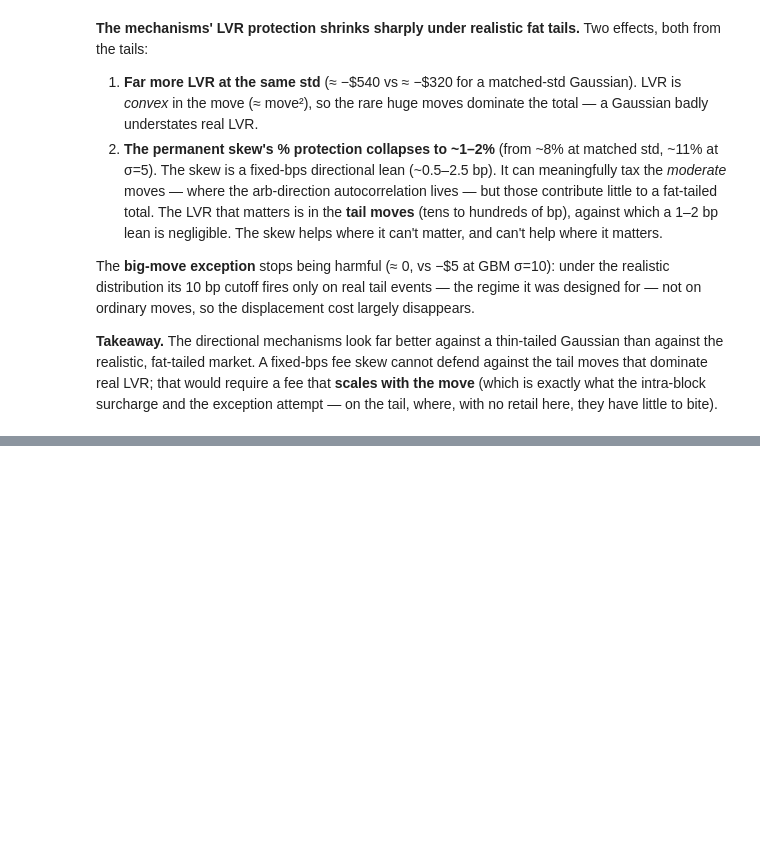
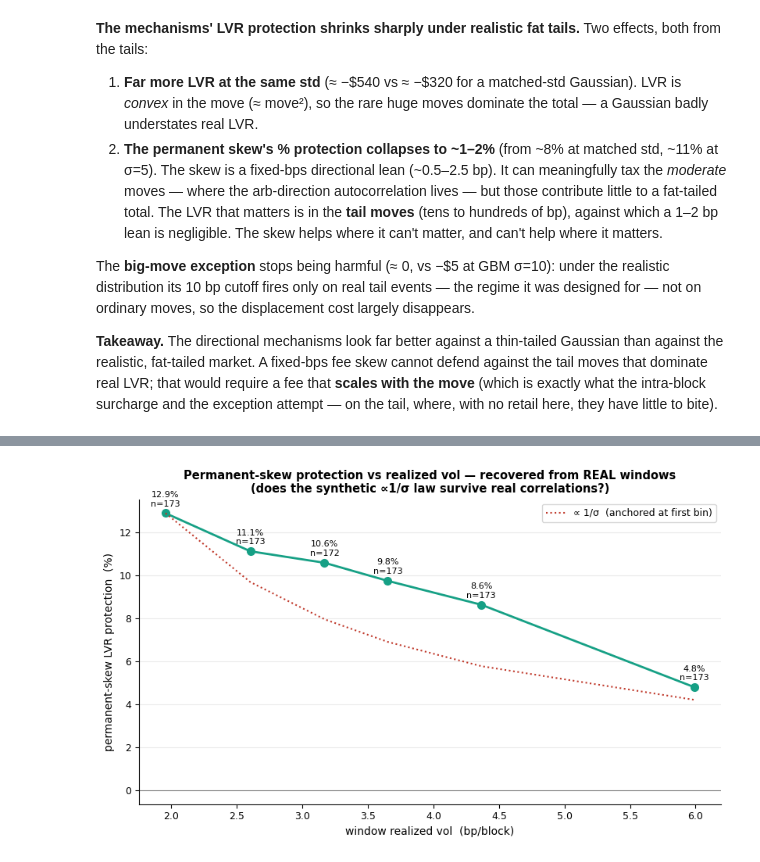
Before and after one commit to wanxinwanxin/amm-gym, a Jupyter notebook: presentation/arb_only_lvr_lab.ipynb, the cells around one changed output, grey strips where cells are left out. Drawn from its saved outputs; the diff is of its cells as text; code cells hidden in the pictures; blank space fills up the shorter version.

```diff
--- a/presentation/arb_only_lvr_lab.ipynb
+++ b/presentation/arb_only_lvr_lab.ipynb
@@ -281,0 +366,4 @@ surcharge and the exception attempt — on the tail, where, with no retail here,
+# %%
+fig = L.plot_historical_vol_protection(hist)
+# %% [output]
+[figure, added]
```
Also changed, not shown: parts of 8 cells of this notebook.
